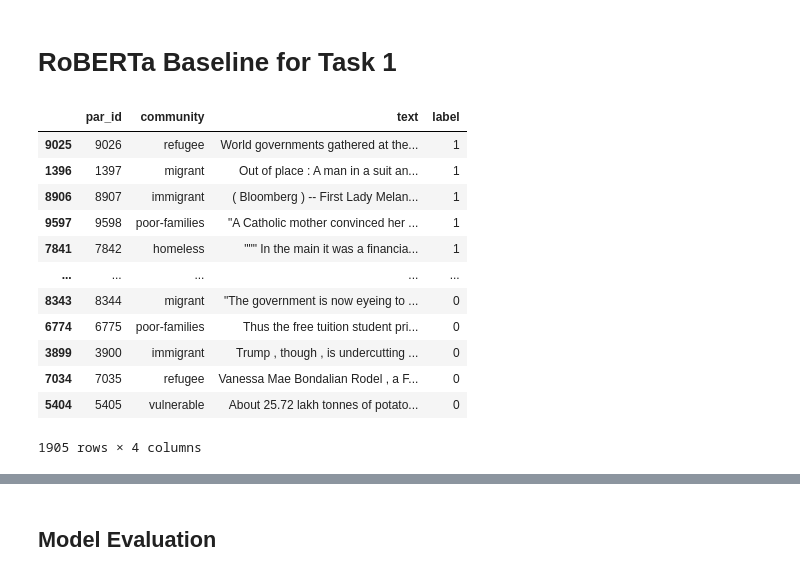
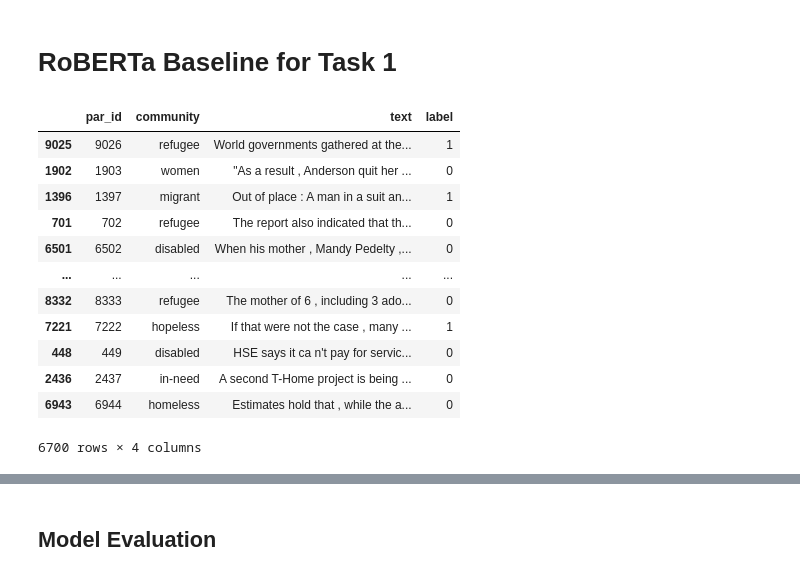
Before and after one commit to D0m-inic/NLP_CW, a Jupyter notebook: NLP_CW.ipynb, the cells around one changed output, grey strips where cells are left out. Drawn from its saved outputs; the diff is of its cells as text; code cells hidden in the pictures.

```diff
--- a/NLP_CW.ipynb
+++ b/NLP_CW.ipynb
@@ -495,16 +524,16 @@ training_set1 = pd.concat([pcldf, internal_train_df[internal_train_df.label==0][
-# %%
-training_set1
-# %% [output]
-|  | par_id | community | text | label |
-| 9025 | 9026 | refugee | World governments gathered at the... | 1 |
-| 1396 | 1397 | migrant | Out of place : A man in a suit an... | 1 |
-| 8906 | 8907 | immigrant | ( Bloomberg ) -- First Lady Melan... | 1 |
-| 9597 | 9598 | poor-families | "A Catholic mother convinced her ... | 1 |
-| 7841 | 7842 | homeless | """ In the main it was a financia... | 1 |
-| ... | ... | ... | ... | ... |
-| 8343 | 8344 | migrant | "The government is now eyeing to ... | 0 |
-| 6774 | 6775 | poor-families | Thus the free tuition student pri... | 0 |
-| 3899 | 3900 | immigrant | Trump , though , is undercutting ... | 0 |
-| 7034 | 7035 | refugee | Vanessa Mae Bondalian Rodel , a F... | 0 |
-| 5404 | 5405 | vulnerable | About 25.72 lakh tonnes of potato... | 0 |
-1905 rows × 4 columns
+# %%
+internal_train_df
+# %% [output]
+|  | par_id | community | text | label |
+| 9025 | 9026 | refugee | World governments gathered at the... | 1 |
+| 1902 | 1903 | women | "As a result , Anderson quit her ... | 0 |
+| 1396 | 1397 | migrant | Out of place : A man in a suit an... | 1 |
+| 701 | 702 | refugee | The report also indicated that th... | 0 |
+| 6501 | 6502 | disabled | When his mother , Mandy Pedelty ,... | 0 |
+| ... | ... | ... | ... | ... |
+| 8332 | 8333 | refugee | The mother of 6 , including 3 ado... | 0 |
+| 7221 | 7222 | hopeless | If that were not the case , many ... | 1 |
+| 448 | 449 | disabled | HSE says it ca n't pay for servic... | 0 |
+| 2436 | 2437 | in-need | A second T-Home project is being ... | 0 |
+| 6943 | 6944 | homeless | Estimates hold that , while the a... | 0 |
+6700 rows × 4 columns
```
Also changed, not shown: parts of 21 cells of this notebook, 1 other file.
